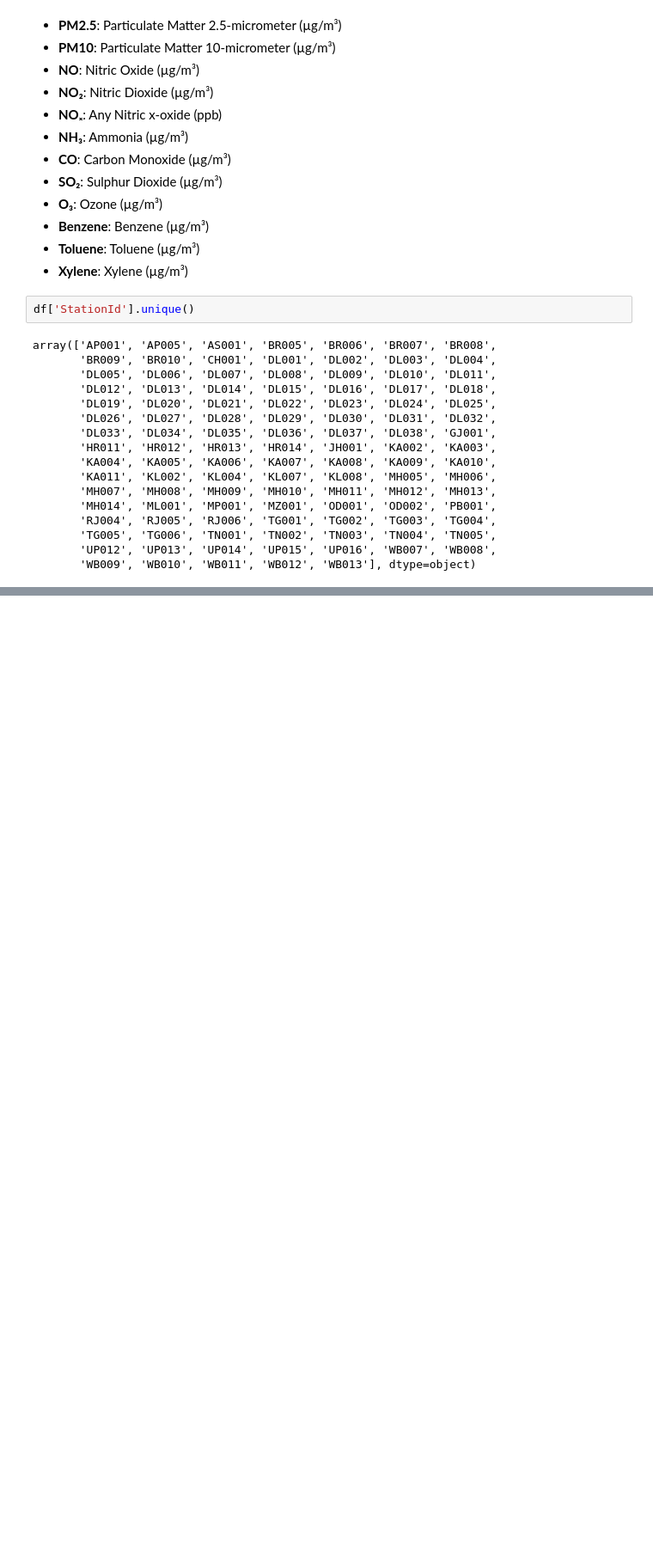
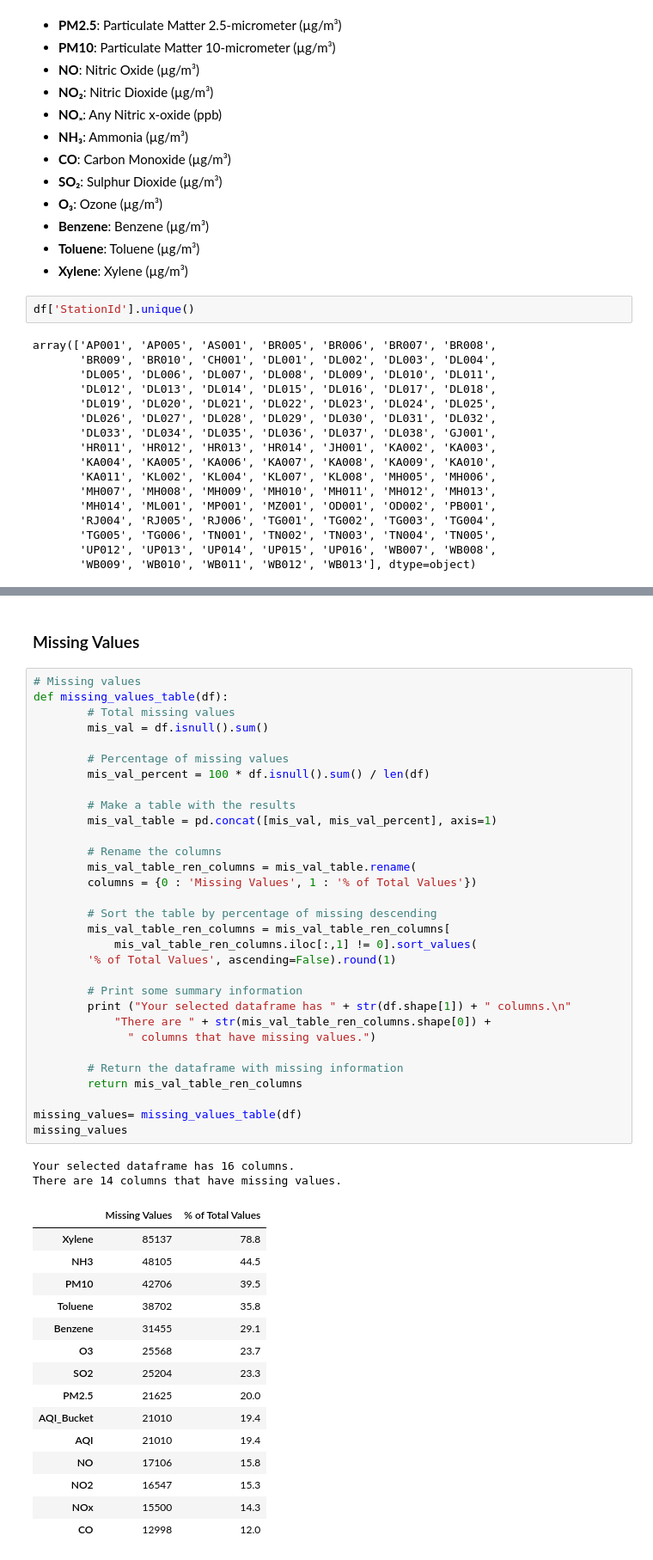
Before and after one commit to S-Nrupendra/Air-Quality-Index-Data-Science-Project, a Jupyter notebook: EDA.ipynb, the cells around one changed output, grey strips where cells are left out. Shown at 86% size. Cells and saved outputs as stored; diff of their text form; blank space fills up the shorter version.

```diff
--- a/EDA.ipynb
+++ b/EDA.ipynb
@@ -185,0 +83,51 @@ df.shape
+# %% [markdown]
+### Missing Values
+# %%
+# Missing values
+def missing_values_table(df):
+        # Total missing values
+        mis_val = df.isnull().sum()
+
+        # Percentage of missing values
+        mis_val_percent = 100 * df.isnull().sum() / len(df)
+
+        # Make a table with the results
+        mis_val_table = pd.concat([mis_val, mis_val_percent], axis=1)
+
+        # Rename the columns
+        mis_val_table_ren_columns = mis_val_table.rename(
+        columns = {0 : 'Missing Values', 1 : '% of Total Values'})
+
+        # Sort the table by percentage of missing descending
+        mis_val_table_ren_columns = mis_val_table_ren_columns[
+            mis_val_table_ren_columns.iloc[:,1] != 0].sort_values(
+        '% of Total Values', ascending=False).round(1)
+
+        # Print some summary information
+        print ("Your selected dataframe has " + str(df.shape[1]) + " columns.\n"
+            "There are " + str(mis_val_table_ren_columns.shape[0]) +
+              " columns that have missing values.")
+
+        # Return the dataframe with missing information
+        return mis_val_table_ren_columns
+
+missing_values= missing_values_table(df)
+missing_values
+# %% [output]
+Your selected dataframe has 16 columns.
+There are 14 columns that have missing values.
+|  | Missing Values | % of Total Values |
+| Xylene | 85137 | 78.8 |
+| NH3 | 48105 | 44.5 |
+| PM10 | 42706 | 39.5 |
+| Toluene | 38702 | 35.8 |
+| Benzene | 31455 | 29.1 |
+| O3 | 25568 | 23.7 |
+| SO2 | 25204 | 23.3 |
+| PM2.5 | 21625 | 20.0 |
+| AQI_Bucket | 21010 | 19.4 |
+| AQI | 21010 | 19.4 |
+| NO | 17106 | 15.8 |
+| NO2 | 16547 | 15.3 |
+| NOx | 15500 | 14.3 |
+| CO | 12998 | 12.0 |
```
Also changed, not shown: parts of 21 cells of this notebook.
